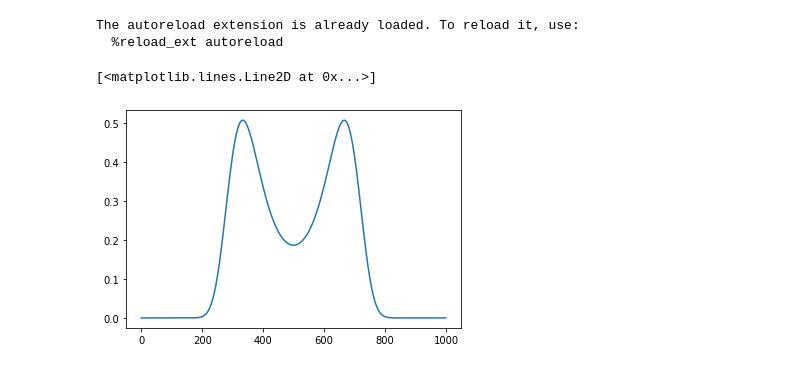
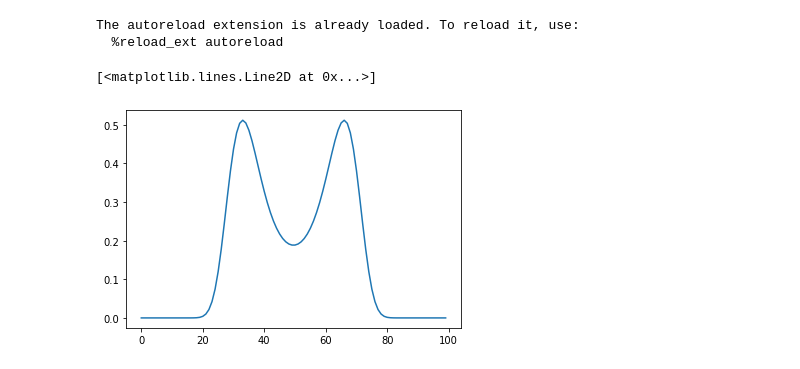
Before and after one commit to Xiaoyang-Song/SGHMC, a Jupyter notebook: hmcs.ipynb, the cells around one changed output. Saved outputs shown, nothing was run; the diff lists cells and outputs as text; code cells hidden in the pictures.

```diff
--- a/hmcs.ipynb
+++ b/hmcs.ipynb
@@ -8,13 +8,13 @@ The autoreload extension is already loaded. To reload it, use:
 from src.simulate import *
 import seaborn as sns
 # %%
-n_steps = 1000
+n_steps = 100
 lb, ub = -3, 3
 x = np.linspace(lb, ub, n_steps)
 pgt = gt(x)
 plt.plot(pgt / ((ub - lb) / n_steps))
 # %% [output]
 [<matplotlib.lines.Line2D at 0x...>]
-[figure, old version]
+[figure, new version]
 # %%
 from src.hmc import *
```
Also changed, not shown: parts of 3 cells of this notebook, 1 other file.
